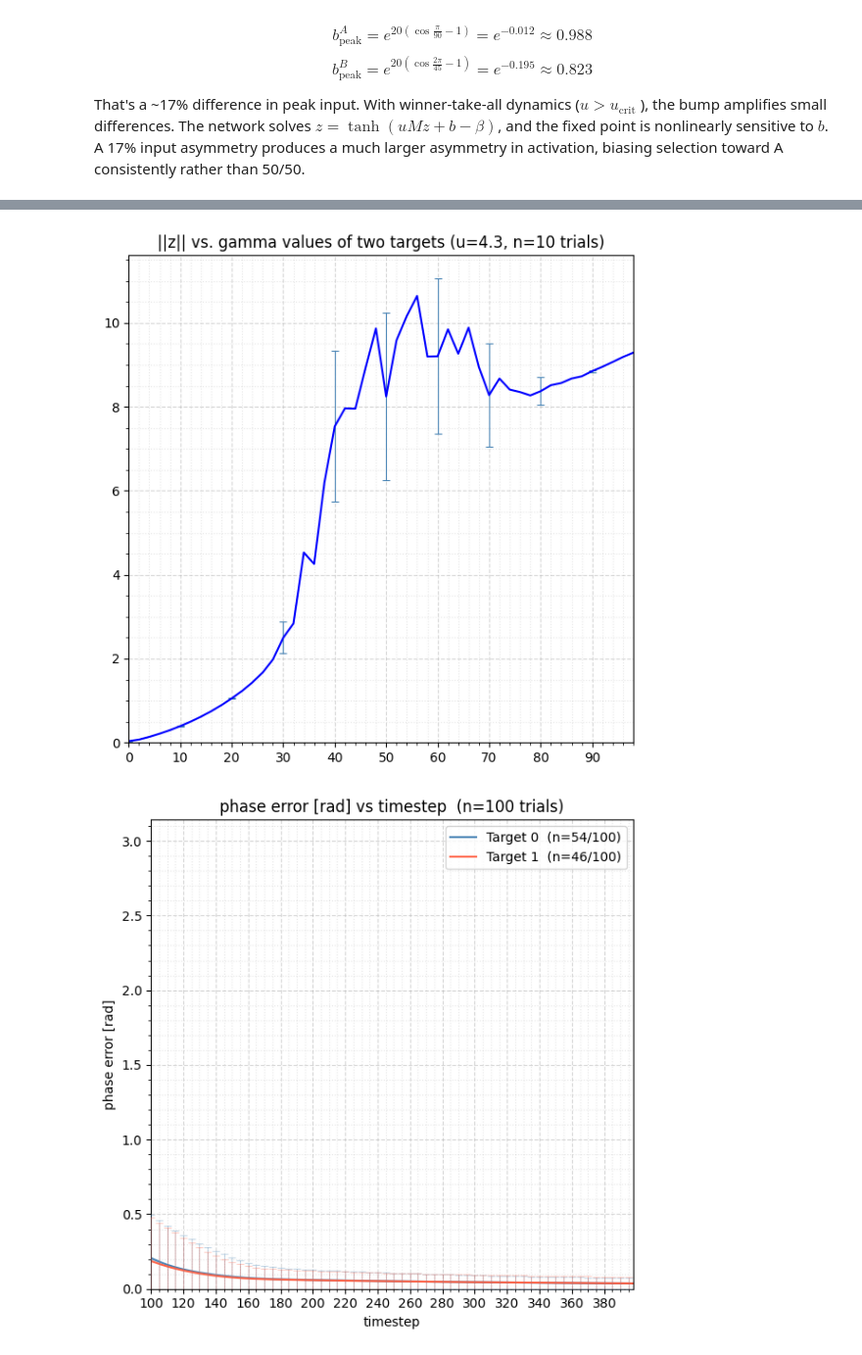
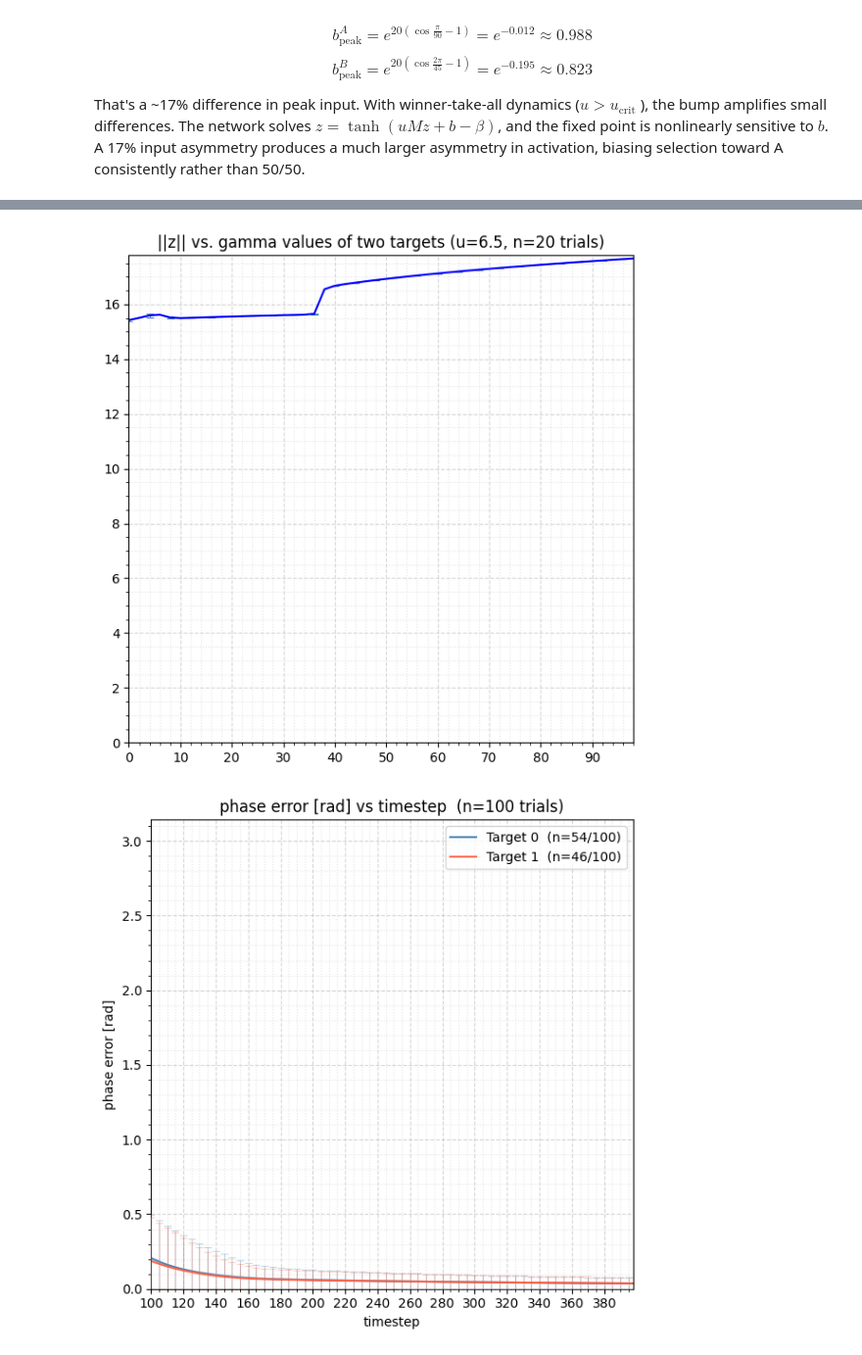
Before and after one commit to noah-ginzburg/RANController, a Jupyter notebook: RAN/mean_field_model_3d.ipynb, the cells around one changed output, grey strips where cells are left out. Shown at 98% size. Saved outputs shown, nothing was run; the diff lists cells and outputs as text; code cells hidden in the pictures.

```diff
--- a/RAN/mean_field_model_3d.ipynb
+++ b/RAN/mean_field_model_3d.ipynb
@@ -27,7 +27,7 @@ print(f"matplotlib: {plt.matplotlib.__version__}  |  Axes3D: OK")
 # %% [output]
 matplotlib: 3.10.9  |  Axes3D: OK
 # %%
-def plot_scatter_regular(x_vals, y_vals, x_spacing, title, ymax=None, yerr=None, errbar_step=5):
+def plot_scatter_regular(x_vals, y_vals, x_spacing, title, ymax=None, yerr=None, errbar_step=1):
     fig, ax = plt.subplots(figsize=(6, 6))
     if yerr is not None:
         triples = sorted(zip(x_vals, y_vals, yerr))
@@ -295,12 +295,12 @@ nodes = cartesian_to_polar_3D(icosphere.points.copy())
 
 # Parameters
 N_s   = 10 * 4**nsub +2
-beta = 1.0
+beta = 1.5
 v = 0.5
 dt = 0.1
 sigma = 0.5
 kappa = 20.0
-u = 3.0
+u = 6.5
 J = 5
 
 target1 = [2.0, 0, np.pi/2, 20.0]   #distance, phi, theta, quality
@@ -334,8 +334,12 @@ print(u_crit)
 2.4603145506499926
 0.968
 # %%
+target1 = [2.0, 0, np.pi/2, 20.0]
+target2 = [2.0, (-np.pi/2), np.pi/2, 20.0]
+targets = [target1, target2]
+
 T = 200
-u=3.0
+u=6.5
 sigma=1.5
 b = generate_sensory_input(nodes, targets, kappa)
 # b = generate_equal_sensory_input(nodes, targets, kappa)
@@ -448,7 +451,7 @@ for i in range(0,25):
     u_vals.append(float(i))
 
 n_trials = 5
-
+targets = []
 z_vals_mean = []
 z_vals_std = []
 
@@ -462,5 +465,5 @@ for num in range(len(u_vals)):
     z_vals_mean.append(float(np.mean(trial_norms)))
     z_vals_std.append(float(np.std(trial_norms)))
 
-plot_scatter_regular(u_vals, z_vals_mean, 1, "||z|| vs. u values")
+plot_scatter_regular(u_vals, z_vals_mean, 1, "||z|| vs. u values", yerr=z_vals_std, errbar_step=1)
 # %% [output]
@@ -468,39 +471,39 @@ plot_scatter_regular(u_vals, z_vals_mean, 1, "||z|| vs. u values")
 # %%
 # Static RAN run, sweep gamma (quality) of two targets, averaged over trials
 
 # reset targets — quality gets mutated in place below
-target1 = [2.0, 0, np.pi/2, 20.0]
-target2 = [2.0, (-np.pi), np.pi/2, 20.0]
+target1 = [2.0, 0.0, np.pi/4, 20.0]
+target2 = [2.0, (-np.pi/2), np.pi/2, 20.0]
 targets = [target1, target2]
 
 gamma_vals = []
 for i in range(0,100,2):
     gamma_vals.append(float(i))
 
-n_trials = 10
-T = 200
-u = 4.3
+n_trials = 20
+T = 800
+u = 6.5
 beta = 1.5
 z_vals_mean = []
 z_vals_std = []
+dt = 0.1
 
 for num in range(len(gamma_vals)):
     for j in range(len(targets)):
         targets[j][QUALITY] = gamma_vals[num]
 
     trial_norms = []
     for trial in range(n_trials):
         b = generate_sensory_input(nodes, targets, kappa)
         y = generate_RAN_with_history(u, N_s, M, T, dt, sigma, beta, b)
         trial_norms.append(np.linalg.norm(y[-1]))
     z_vals_mean.append(float(np.mean(trial_norms)))
     z_vals_std.append(float(np.std(trial_norms)))
 
 plot_scatter_regular(gamma_vals, z_vals_mean, len(gamma_vals)/5,
-                      f"||z|| vs. gamma values of two targets (u={u}, n={n_trials} trials)",
-                      yerr=z_vals_std)
+                      f"||z|| vs. gamma values of two targets (u={u}, n={n_trials} trials)", yerr=z_vals_std, errbar_step=2,)
 # %% [output]
-[figure, old version]
+[figure, new version]
 # %%
 n_trials = 100
 T = 400
```
Also changed, not shown: parts of 3 cells of this notebook, 5 other files.
